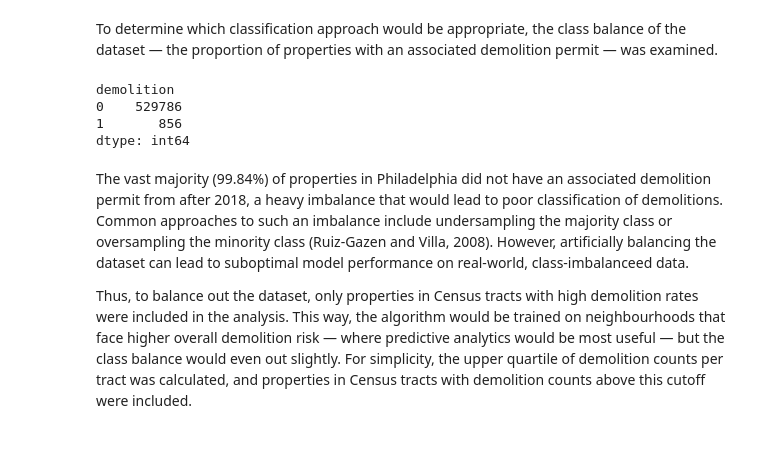
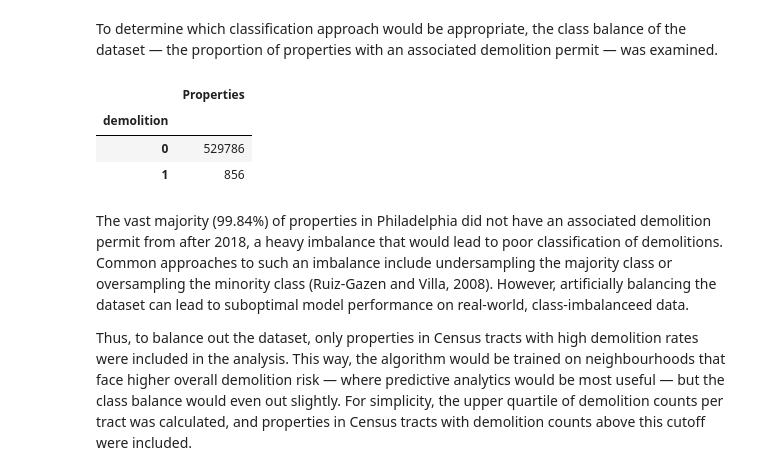
Before and after one commit to caranvr/DSSS-predicting-demolition, a Jupyter notebook: predicting-demolition.ipynb, the cells around one changed output. Cells and saved outputs as stored; diff of their text form; code cells hidden in the pictures; blank space fills up the shorter version.

```diff
--- a/predicting-demolition.ipynb
+++ b/predicting-demolition.ipynb
@@ -312,13 +322,13 @@ df_var = pd.get_dummies(df_var)
 # %% [markdown]
 
 To determine which classification approach would be appropriate, the class balance of the dataset — the proportion of properties with an associated demolition permit — was examined.
-# %%
-df_var.groupby('demolition').size()
-# %% [output]
-demolition
-0    529786
-1       856
-dtype: int64
+# %%
+pd.DataFrame(df_var.groupby('demolition').size()).rename(columns={0:'Properties'})
+# %% [output]
+|  | Properties |
+| demolition |  |
+| 0 | 529786 |
+| 1 | 856 |
 # %% [markdown]
 The vast majority (99.84%) of properties in Philadelphia did not have an associated demolition permit from after 2018, a heavy imbalance that would lead to poor classification of demolitions. Common approaches to such an imbalance include undersampling the majority class or oversampling the minority class (Ruiz-Gazen and Villa, 2008). However, artificially balancing the dataset can lead to suboptimal model performance on real-world, class-imbalanceed data.
 
```
Also changed, not shown: parts of 51 cells of this notebook.
